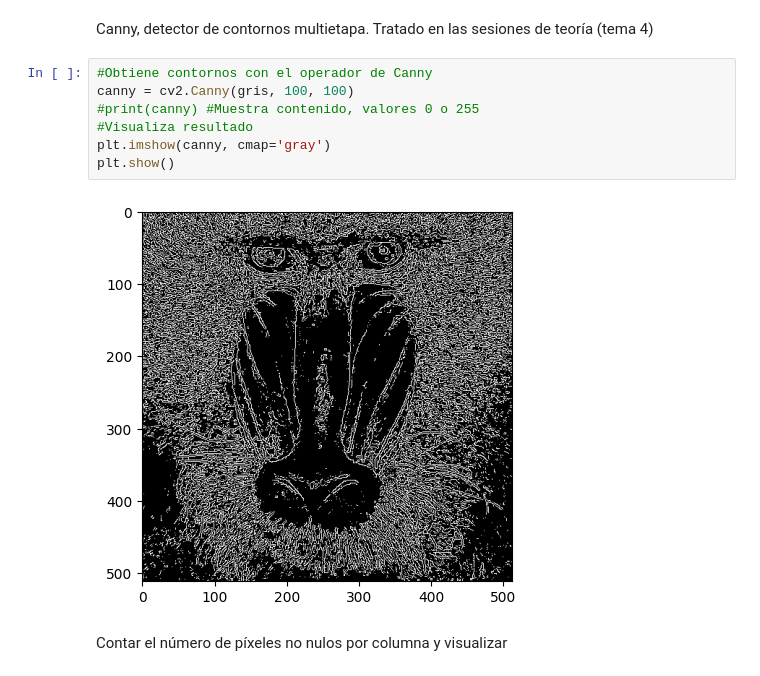
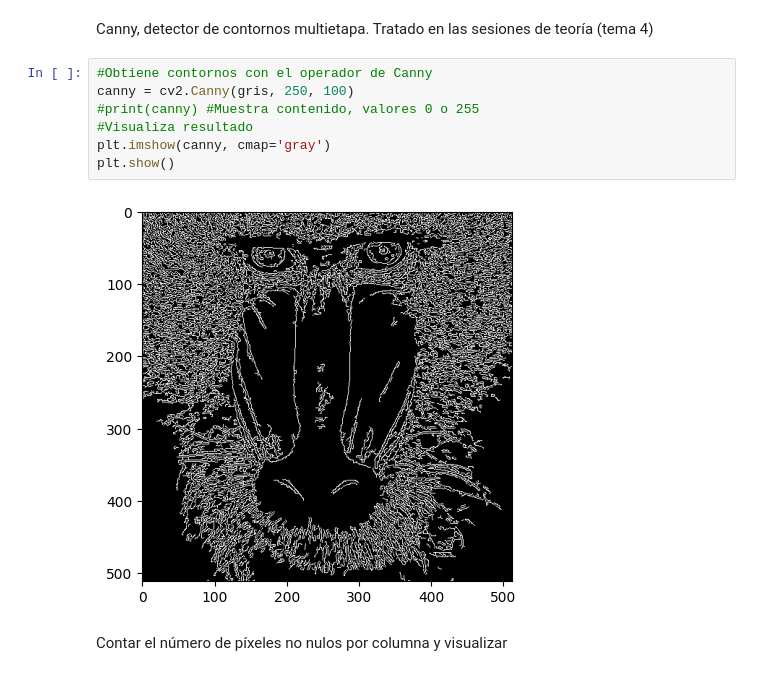
Before and after one commit to gitfrandu4/40982-VC, a Jupyter notebook: P2/VC_P2.ipynb, the cells around one changed output. Cells and saved outputs as stored; diff of their text form.

```diff
--- a/P2/VC_P2.ipynb
+++ b/P2/VC_P2.ipynb
@@ -54,13 +54,13 @@ plt.show()
 Canny, detector de contornos multietapa. Tratado en las sesiones de teoría (tema 4)
 # %%
 #Obtiene contornos con el operador de Canny
-canny = cv2.Canny(gris, 100, 100)
+canny = cv2.Canny(gris, 250, 100)
 #print(canny) #Muestra contenido, valores 0 o 255
 #Visualiza resultado
 plt.imshow(canny, cmap='gray')
 plt.show()
 # %% [output]
-[figure, old version]
+[figure, new version]
 # %% [markdown]
 Contar el número de píxeles no nulos por columna y visualizar
 # %%
```
Also changed, not shown: parts of 7 cells of this notebook.
